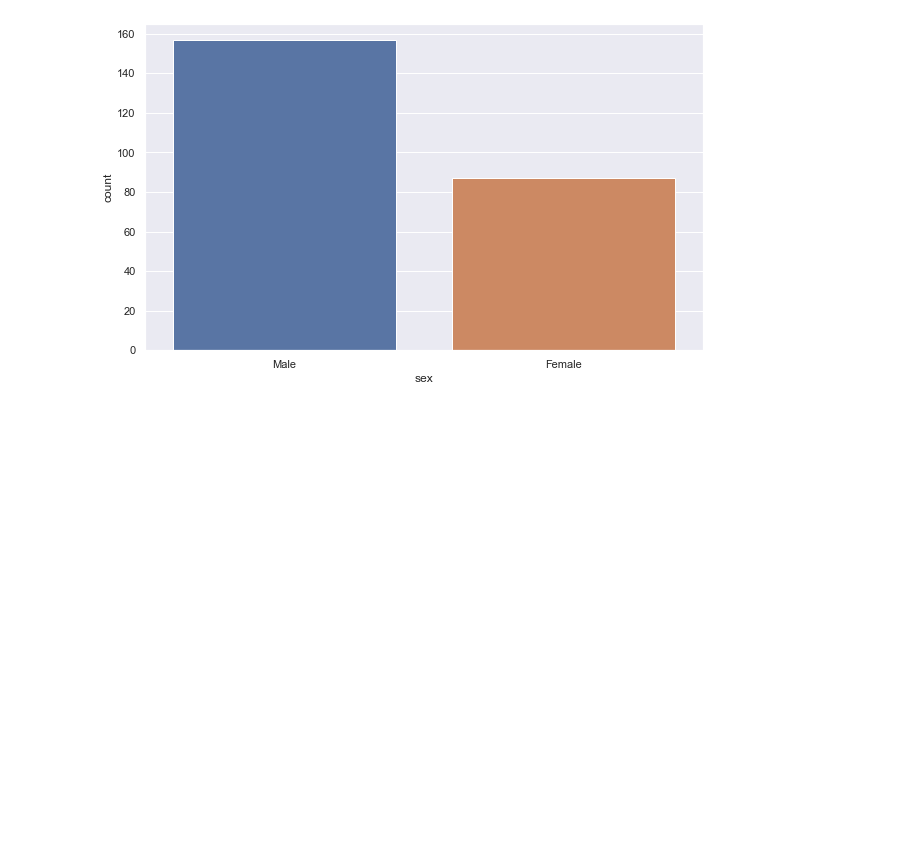
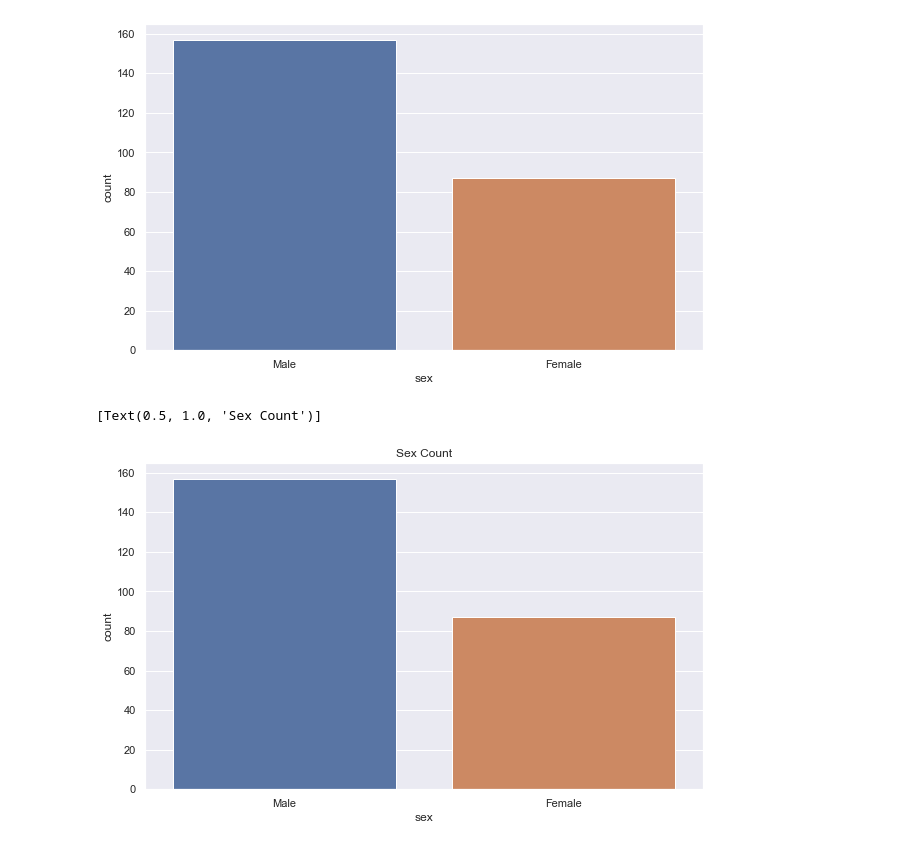
Before and after one commit to danielliu99/DS_toolbox, a Jupyter notebook: visualization/Seaborn.ipynb, the cells around one changed output. Cells and saved outputs as stored; diff of their text form; code cells hidden in the pictures; blank space fills up the shorter version.

```diff
--- a/visualization/Seaborn.ipynb
+++ b/visualization/Seaborn.ipynb
@@ -295,3 +296,9 @@ sns.countplot(data=tips, x='sex')
 # %% [output]
 <AxesSubplot:xlabel='sex', ylabel='count'>
 [figure]
+# %%
+### add a title to one plot
+sns.countplot(data=tips, x='sex').set(title='Sex Count') ###
+# %% [output]
+[Text(0.5, 1.0, 'Sex Count')]
+[figure, added]
```
Also changed, not shown: parts of 27 cells of this notebook.
